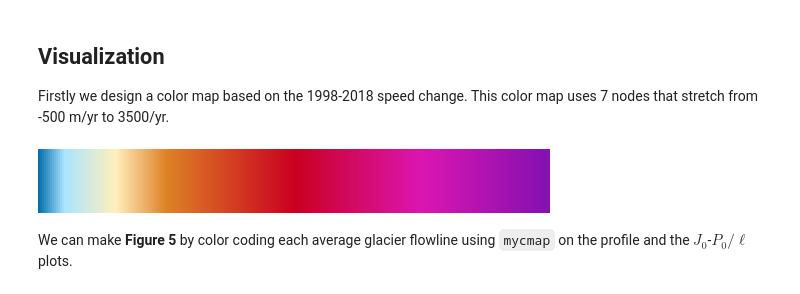
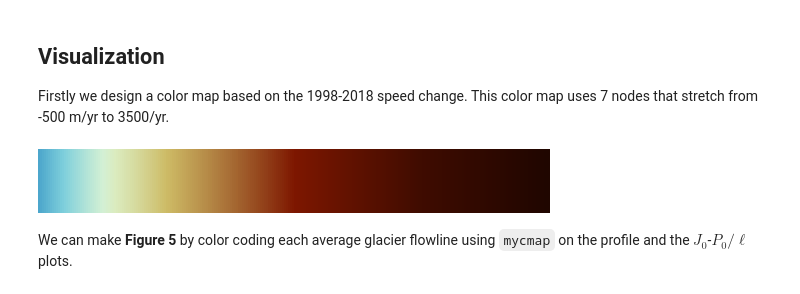
Before and after one commit to whyjz/pejzero, a Jupyter notebook: workflows/Fig5.ipynb, the cells around one changed output. Drawn from its saved outputs; the diff is of its cells as text; code cells hidden in the pictures.

```diff
--- a/workflows/Fig5.ipynb
+++ b/workflows/Fig5.ipynb
@@ -113,19 +115,34 @@ We have commented out this cell out because `pej0_GrIS_classification.csv` is pr
 
 Firstly we design a color map based on the 1998-2018 speed change. This color map uses 7 nodes that stretch from -500 m/yr to 3500/yr.
 # %%
-colors = np.array([[5,113,176,255],
-                   [171,229,255,255],
-                   [255,240,189,255],
-                   [222,130,38,255],
-                   [202,0,32,255],
-                   [220,22,177,255],
-                   [132,17,177,255]])
-colors = colors / 255
-nodes = (np.array([-500, -300, 100, 500, 1500, 2500, 3500]) + 500) / 4000
-mycmap = LinearSegmentedColormap.from_list("mycmap", list(zip(nodes, colors)))
-mycmap
+# Version 1 (original submission)
+# colors = np.array([[5,113,176,255],
+#                    [171,229,255,255],
+#                    [255,240,189,255],
+#                    [222,130,38,255],
+#                    [202,0,32,255],
+#                    [220,22,177,255],
+#                    [132,17,177,255]])
+# colors = colors / 255
+# nodes = (np.array([-500, -300, 100, 500, 1500, 2500, 3500]) + 500) / 4000
+# mycmap = LinearSegmentedColormap.from_list("mycmap", list(zip(nodes, colors)))
+# mycmap
-# %% [output]
-[figure, removed]
+# %%
+# Version 2 (revised submission, based on the roma colormap https://github.com/GenericMappingTools/gmt/blob/master/share/cpt/roma.cpt)
+colors = np.array([[56,156,198,230],
+                   [100,198,213,210],
+                   [192,234,195,180],
+                   [207,229,168,190],
+                   [200,180,85,230],
+                   [126,23,0,255],
+                   [63,12,0,255],
+                   [32,6,0,255]])
+colors = colors / 255
+nodes = (np.array([-500, -300, 0, 100, 500, 1500, 2500, 3500]) + 500) / 4000
+mycmap = LinearSegmentedColormap.from_list("mycmap", list(zip(nodes, colors)))
+mycmap
+# %% [output]
+[figure, added]
 # %% [markdown]
 We can make **Figure 5** by color coding each average glacier flowline using `mycmap` on the profile and the $J_0$-$P_0/\ell$ plots.
 # %%
```
Also changed, not shown: parts of 3 cells of this notebook, 7 other files.
